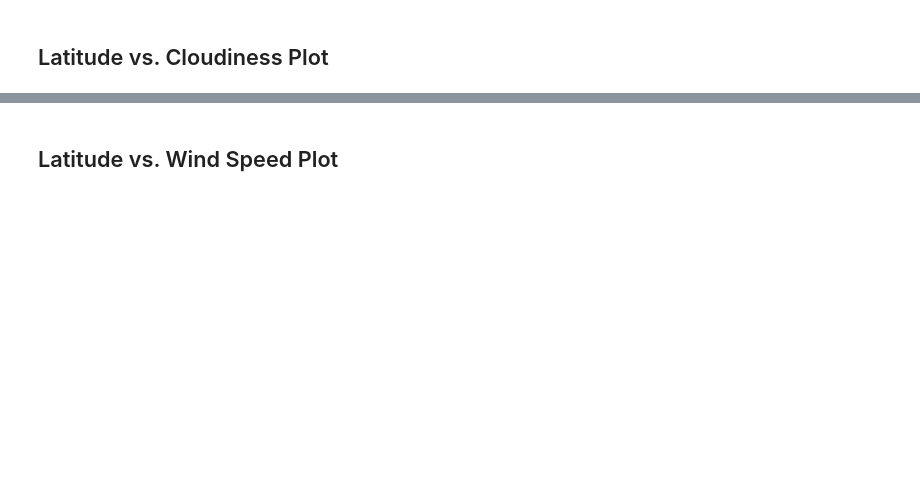
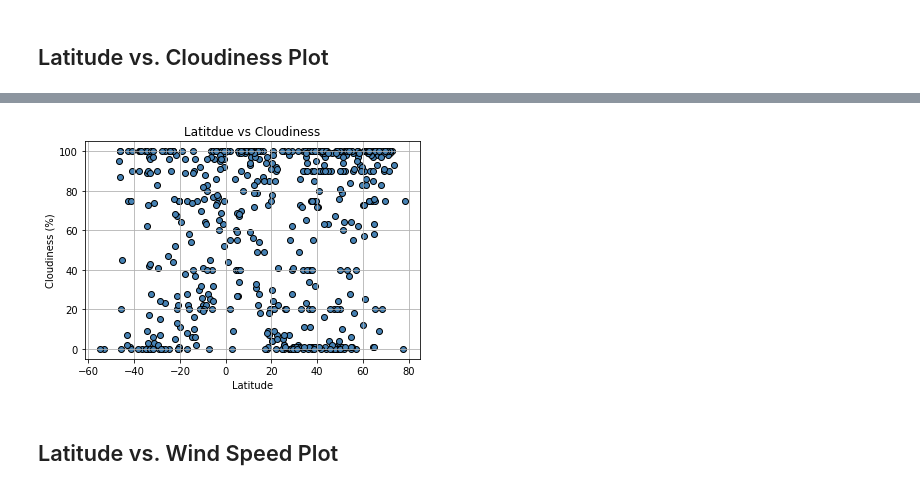
Before and after one commit to ankita-03/python-api-project, a Jupyter notebook: starter_code/WeatherPy.ipynb, the cells around one changed output, grey strips where cells are left out. Saved outputs shown, nothing was run; the diff lists cells and outputs as text; code cells hidden in the pictures; blank space fills up the shorter version.

```diff
--- a/starter_code/WeatherPy.ipynb
+++ b/starter_code/WeatherPy.ipynb
@@ -165,2 +186,15 @@ Int64Index([], dtype='int64')
+# %%
+#x axis
+latitude = df ['Lat']
+plt.xlabel("Latitude")
+#y axis
+cloudiness = df ['cloud']
+plt.ylabel("Cloudiness (%)")
+plt.title("Latitdue vs Cloudiness")
+plt.scatter(latitude, cloudiness, facecolor = 'steelblue', edgecolor = 'black')
+plt.grid()
+plt.savefig("fig3")
+# %% [output]
+[figure, added]
 # %% [markdown]
 ## Latitude vs. Wind Speed Plot
```
Also changed, not shown: parts of 38 cells of this notebook, 14 other files.
